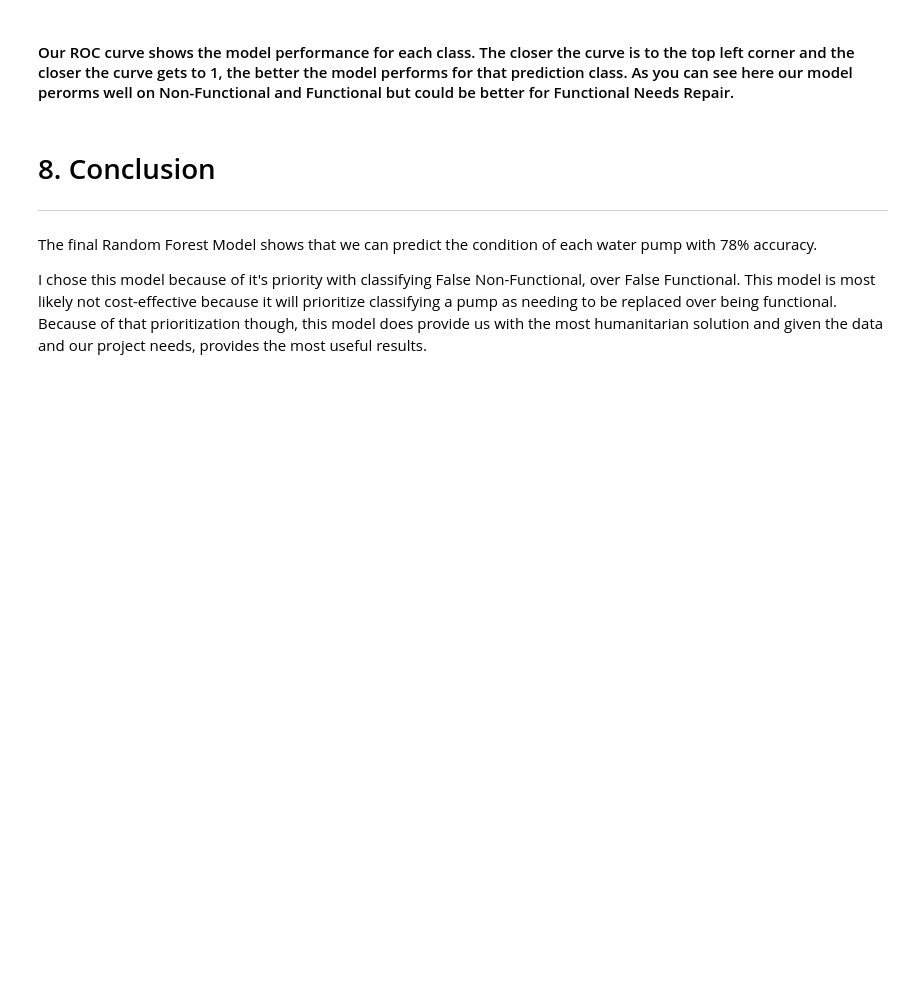
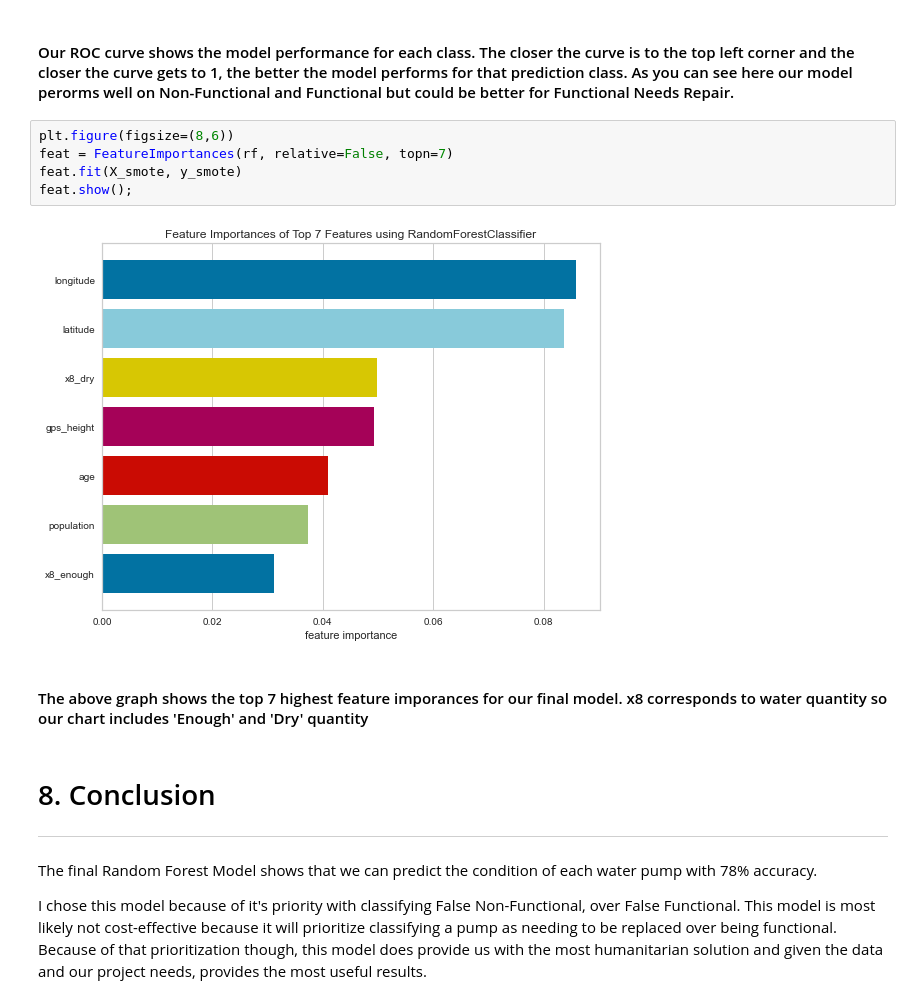
Before and after one commit to hannah-schurman/tanzania-water-pump-project, a Jupyter notebook: tanzania_water_pump.ipynb, the cells around one changed output. Saved outputs shown, nothing was run; the diff lists cells and outputs as text; blank space fills up the shorter version.

Commit message:
update image

```diff
--- a/tanzania_water_pump.ipynb
+++ b/tanzania_water_pump.ipynb
@@ -712,6 +711,15 @@ plt.legend();
 [figure]
 # %% [markdown]
 #### Our ROC curve shows the model performance for each class. The closer the curve is to the top left corner and the closer the curve gets to 1, the better the model performs for that prediction class. As you can see here our model perorms well on Non-Functional and Functional but could be better for Functional Needs Repair.
+# %%
+plt.figure(figsize=(8,6))
+feat = FeatureImportances(rf, relative=False, topn=7)
+feat.fit(X_smote, y_smote)
+feat.show();
+# %% [output]
+[figure, added]
+# %% [markdown]
+#### The above graph shows the top 7 highest feature imporances for our final model. x8 corresponds to water quantity so our chart includes 'Enough' and 'Dry' quantity
 # %% [markdown]
 # 8. Conclusion
 ---
```
Also changed, not shown: parts of 2 cells of this notebook, 2 other files.
